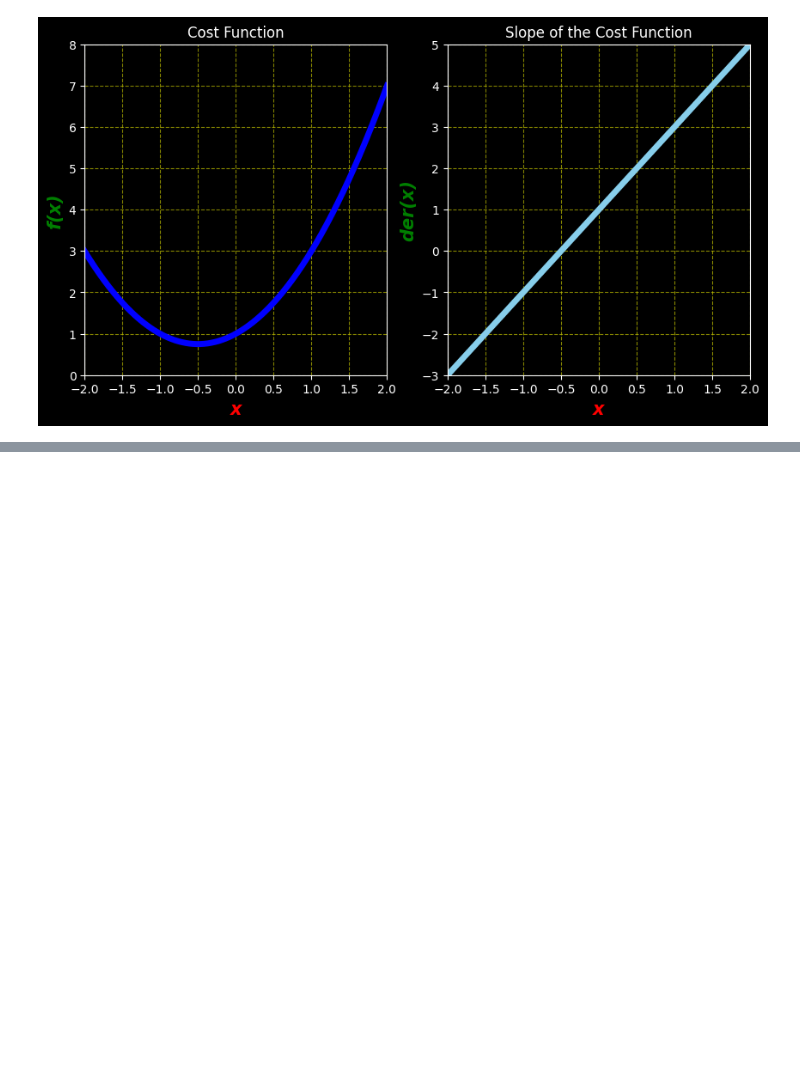
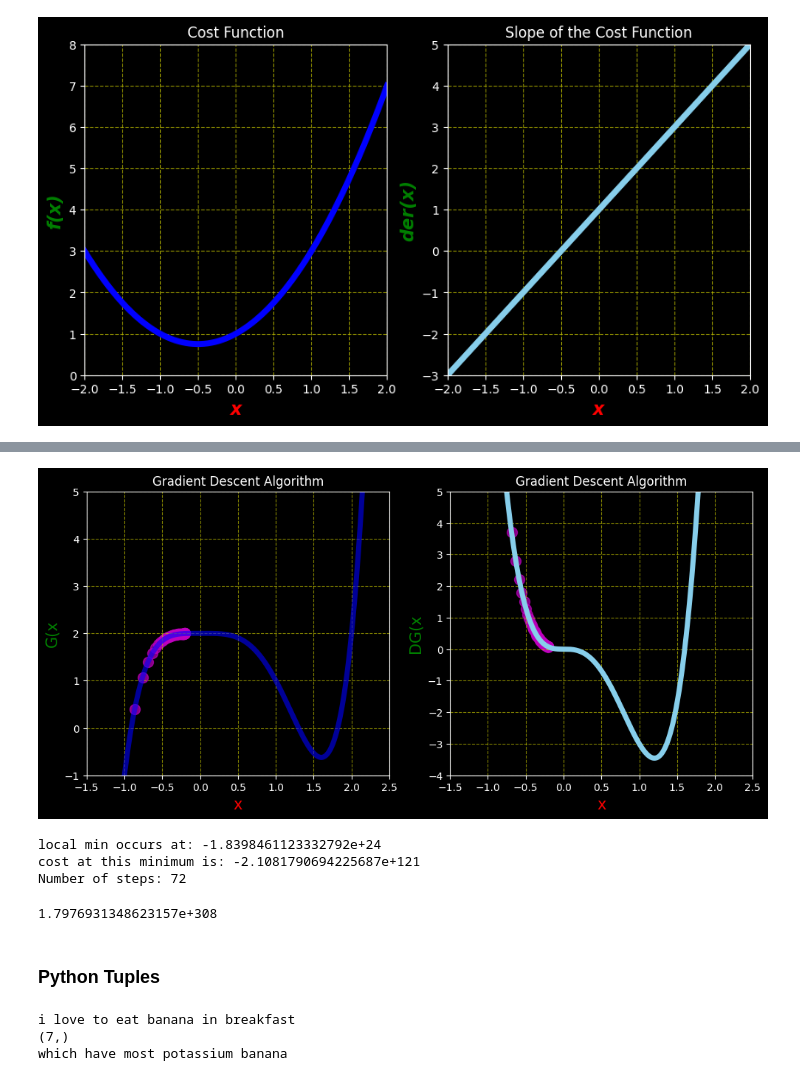
Before and after one commit to khushalpapnai/GEN-AI, a Jupyter notebook: DS - ML - AI - gen/Algorithm/gradientDescent.ipynb, the cells around one changed output, grey strips where cells are left out. Saved outputs shown, nothing was run; the diff lists cells and outputs as text; code cells hidden in the pictures; blank space fills up the shorter version.

```diff
--- a/DS - ML - AI - gen/Algorithm/gradientDescent.ipynb
+++ b/DS - ML - AI - gen/Algorithm/gradientDescent.ipynb
@@ -75,0 +272,77 @@ pyl.show()
+# %%
+# make data
+data3 = np.linspace(-2.5,2.5,num = 1000)
+# %%
+def h(x):
+    return x**5 - 2*x**4 + 2
+# %%
+def dh(x):
+    return 5*x**4 - 8*x**3
+# %%
+hx_list,dhx_list,h_x = GD(derivative_func=dh,initial=-0.2, mat_iter=71)
+pyl.figure(figsize=[18,5])
+pyl.subplot(1,3,1)
+pyl.xlim(-1.5,2.5)
+pyl.ylim(-1,5)
+pyl.title("Gradient Descent Algorithm")
+pyl.xlabel("x",color = "r", fontsize = 15)
+pyl.ylabel("G(x",color = "g", fontsize = 15)
+
+pyl.style.use("dark_background")
+pyl.rcParams['grid.linestyle'] = '--'
+pyl.rcParams["grid.color"] = "y"
+
+pyl.grid(True)
+pyl.plot(data3,h(data3),color = "b", linewidth = 5, alpha = 0.6)
+pyl.scatter(hx_list,h(np.array(hx_list)),color = "m",s = 100,alpha=0.7)
+
+
+
+pyl.subplot(1,3,2)
+pyl.xlim(-1.5,2.5)
+pyl.ylim(-4,5)
+pyl.title("Gradient Descent Algorithm")
+pyl.xlabel("x",color = "r", fontsize = 15)
+pyl.ylabel("DG(x",color = "g", fontsize = 15)
+
+pyl.style.use("dark_background")
+pyl.rcParams["grid.linestyle"] = "--"
+pyl.rcParams["grid.color"] = "y"
+
+pyl.grid(True)
+pyl.plot(data3,dh(data3),color = "skyblue", linewidth = 5)
+pyl.scatter(hx_list,dhx_list,color = "m",s = 100,alpha=0.7)
+
+pyl.show()
+print("local min occurs at:", h_x)
+print("cost at this minimum is:", h(h_x))
+print("Number of steps:",len(hx_list))
+# %% [output]
+[figure, added]
+local min occurs at: -1.8398461123332792e+24
+cost at this minimum is: -2.1081790694225687e+121
+Number of steps: 72
+# %%
+import sys
+# help(sys)
+# sys.version
+sys.float_info.max
+# %% [output]
+1.7976931348623157e+308
+# %% [markdown]
+### Python Tuples
+# %%
+breakfast = "banana","milk","peanut butter"
+
+print("i love to eat",breakfast[0],"in breakfast")
+
+tuple_with_single_value = 7,
+print(tuple_with_single_value)
+type(tuple_with_single_value)
+
+high_potassium, high_calcium, high_calories = breakfast
+print("which have most potassium",high_potassium)
+# %% [output]
+i love to eat banana in breakfast
+(7,)
+which have most potassium banana
```
Also changed, not shown: parts of 16 cells of this notebook.
